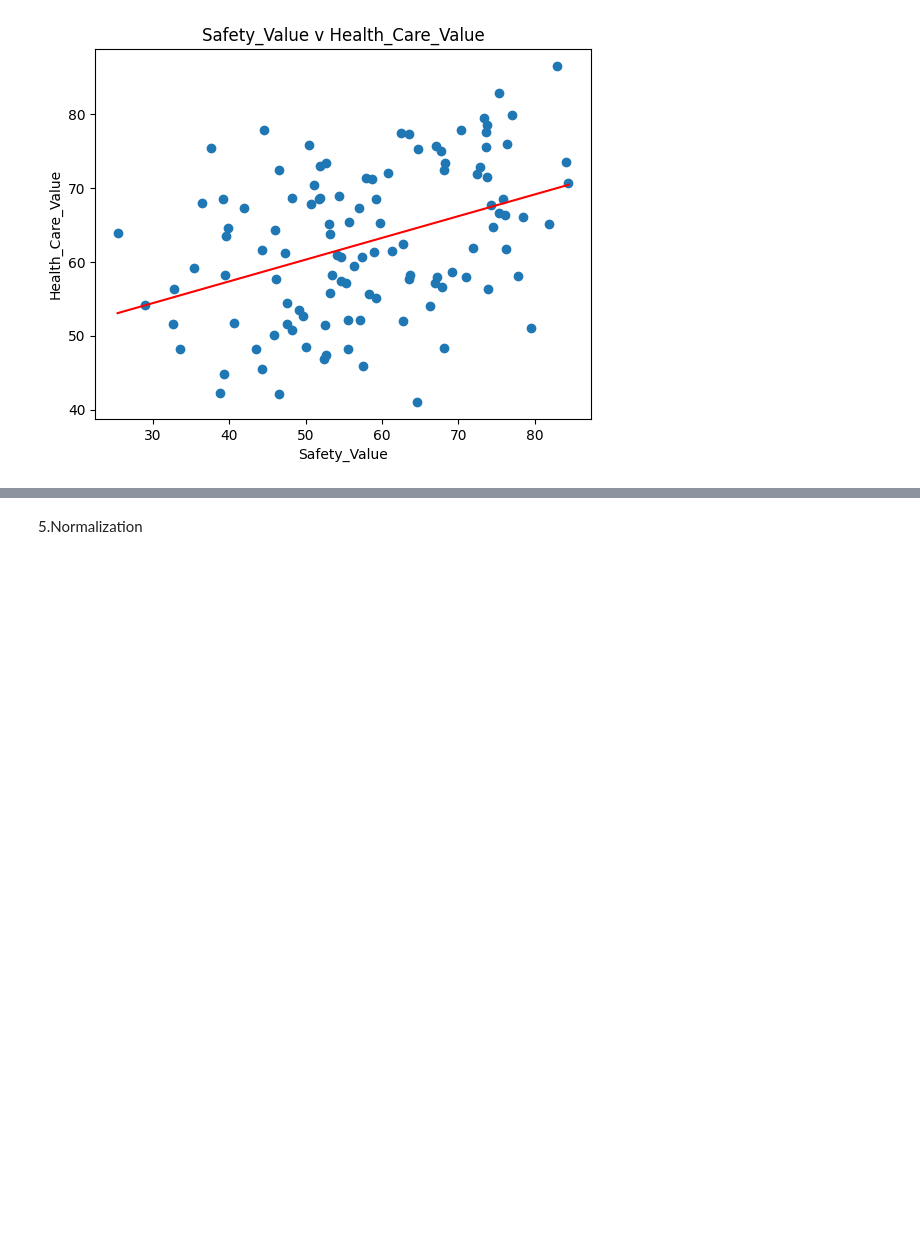
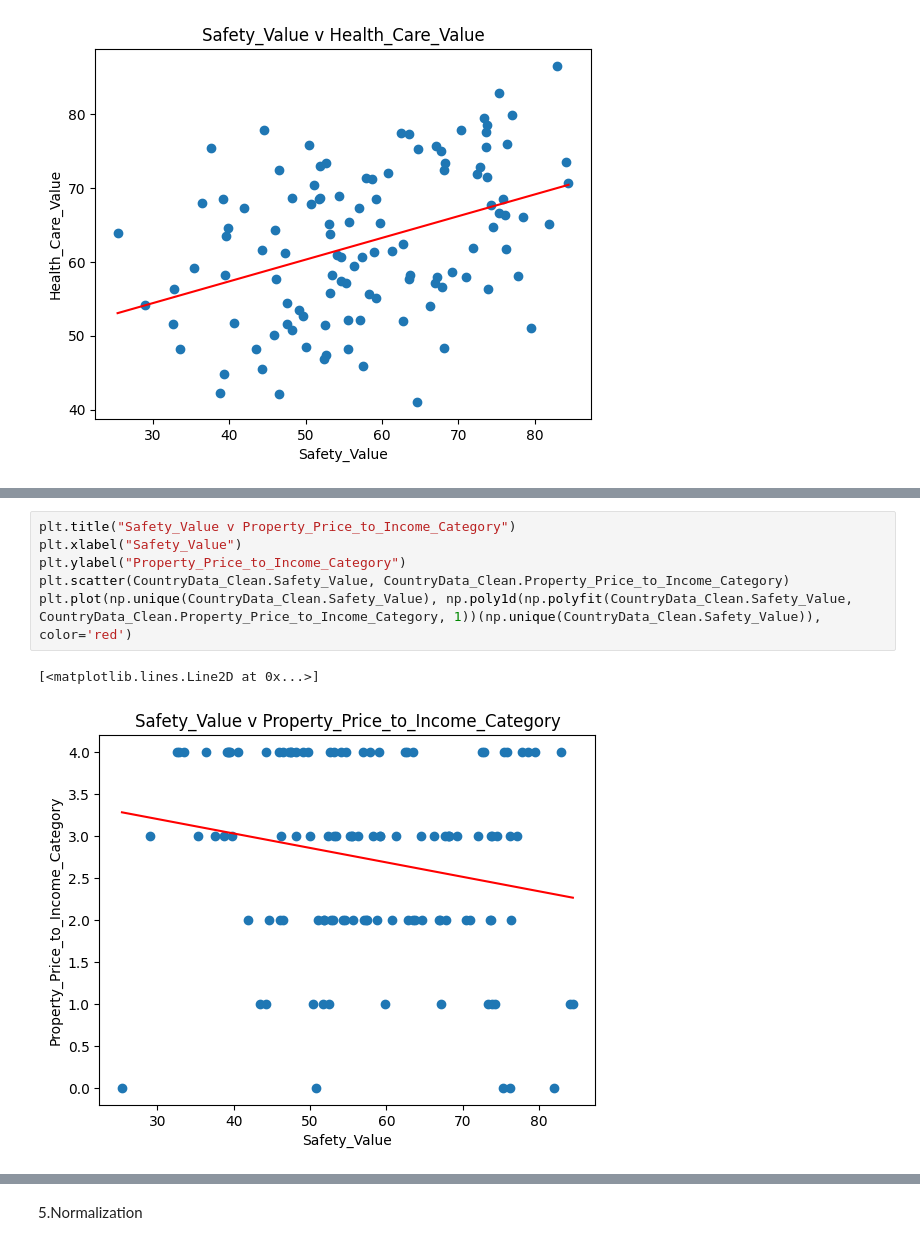
Before and after one commit to NojusMat/DataVisCA1, a Jupyter notebook: DataVisCA1_NojusMatusevicius_SD4A.ipynb, the cells around one changed output, grey strips where cells are left out. Cells and saved outputs as stored; diff of their text form; blank space fills up the shorter version.

```diff
--- a/DataVisCA1_NojusMatusevicius_SD4A.ipynb
+++ b/DataVisCA1_NojusMatusevicius_SD4A.ipynb
@@ -509,0 +566,9 @@ plt.plot(np.unique(CountryData_Clean.Safety_Value), np.poly1d(np.polyfit(Country
+# %%
+plt.title("Safety_Value v Property_Price_to_Income_Category")
+plt.xlabel("Safety_Value")
+plt.ylabel("Property_Price_to_Income_Category")
+plt.scatter(CountryData_Clean.Safety_Value, CountryData_Clean.Property_Price_to_Income_Category)
+plt.plot(np.unique(CountryData_Clean.Safety_Value), np.poly1d(np.polyfit(CountryData_Clean.Safety_Value, CountryData_Clean.Property_Price_to_Income_Category, 1))(np.unique(CountryData_Clean.Safety_Value)), color='red')
+# %% [output]
+[<matplotlib.lines.Line2D at 0x...>]
+[figure, added]
```
Also changed, not shown: parts of 71 cells of this notebook.
